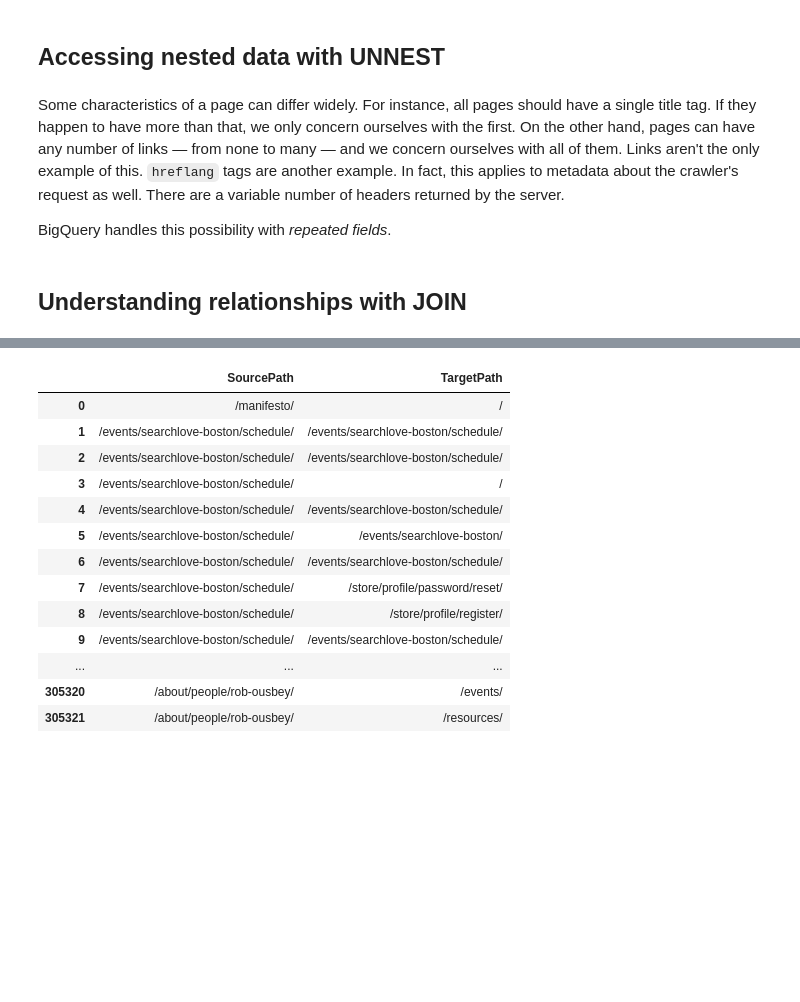
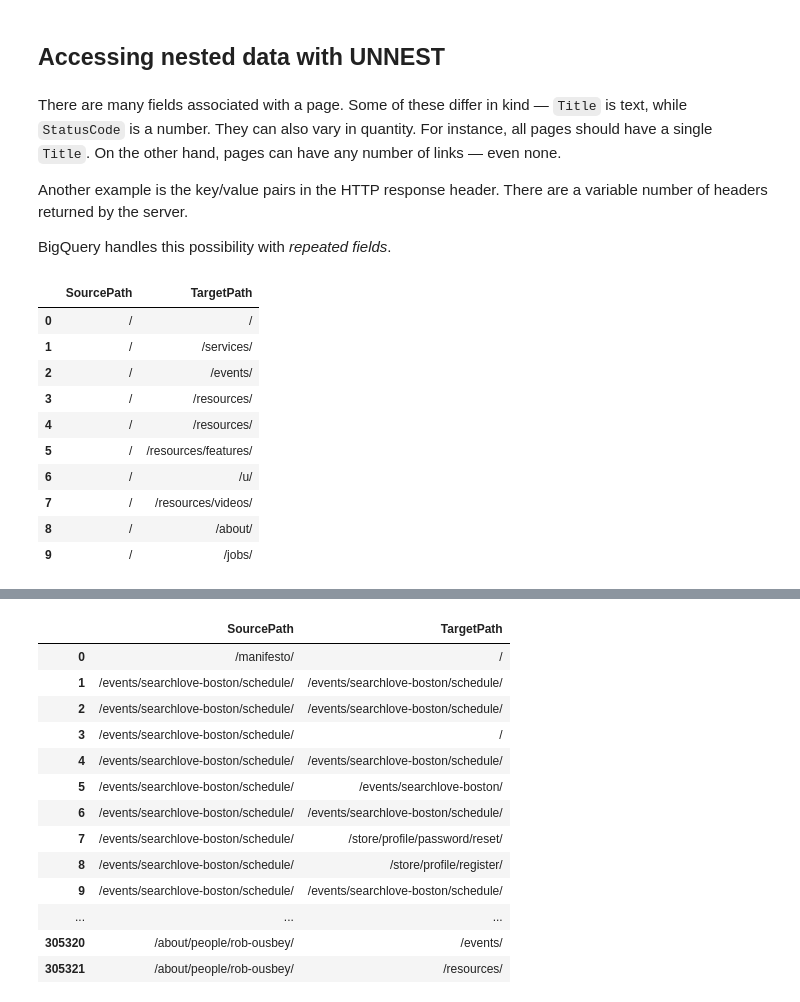
Before and after one commit to benjaminestes/crawl, a Jupyter notebook: sql/Analysis with crawl.ipynb, the cells around one changed output, grey strips where cells are left out. Drawn from its saved outputs; the diff is of its cells as text; code cells hidden in the pictures; blank space fills up the shorter version.

Commit message:
Clean up example notebook.

```diff
--- a/sql/Analysis with crawl.ipynb
+++ b/sql/Analysis with crawl.ipynb
@@ -136,9 +157,29 @@ LIMIT 5
 # %% [markdown]
 ## Accessing nested data with UNNEST
 # %% [markdown]
-Some characteristics of a page can differ widely. For instance, all pages should have a single title tag. If they happen to have more than that, we only concern ourselves with the first. On the other hand, pages can have any number of links — from none to many — and we concern ourselves with all of them. Links aren't the only example of this. `hreflang` tags are another example. In fact, this applies to metadata about the crawler's request as well. There are a variable number of headers returned by the server.
+There are many fields associated with a page. Some of these differ in kind — `Title` is text, while `StatusCode` is a number. They can also vary in quantity. For instance, all pages should have a single `Title`. On the other hand, pages can have any number of links — even none.
+
+Another example is the key/value pairs in the HTTP response header. There are a variable number of headers returned by the server.
 
 BigQuery handles this possibility with _repeated fields_.
-# %% [markdown]
-## Understanding relationships with JOIN
+# %%
+%%bigquery link_graph
+SELECT source.Address.Path AS SourcePath,
+       target.Address.Path AS TargetPath
+FROM crawl.distilled AS source, UNNEST(Links) AS target
+WHERE target.Address.Host = "www.distilled.net" AND
+      source.Address.Path = "/"
+LIMIT 10
+# %% [output]
+|  | SourcePath | TargetPath |
+| 0 | / | / |
+| 1 | / | /services/ |
+| 2 | / | /events/ |
+| 3 | / | /resources/ |
+| 4 | / | /resources/ |
+| 5 | / | /resources/features/ |
+| 6 | / | /u/ |
+| 7 | / | /resources/videos/ |
+| 8 | / | /about/ |
+| 9 | / | /jobs/ |
 # %% [markdown]
```
Also changed, not shown: parts of 23 cells of this notebook.
